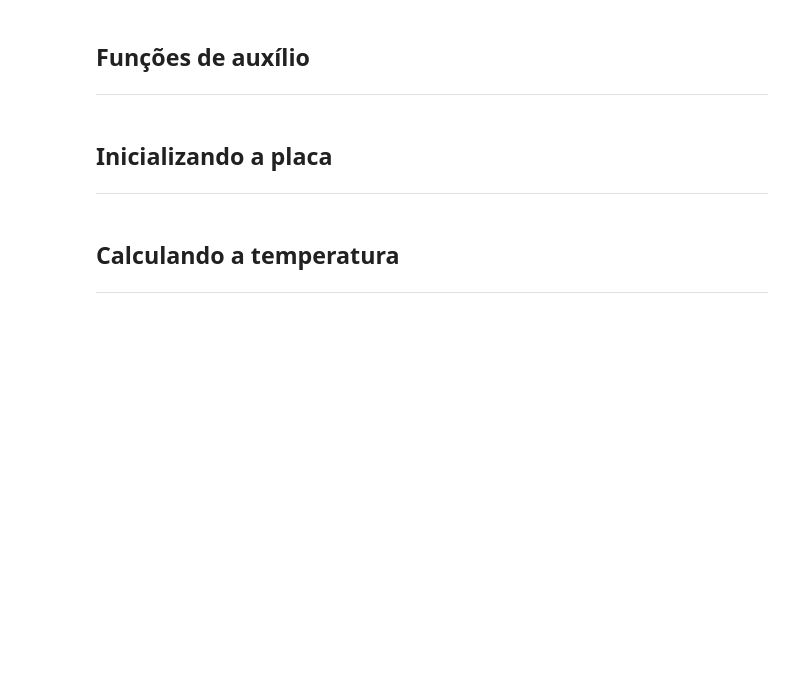
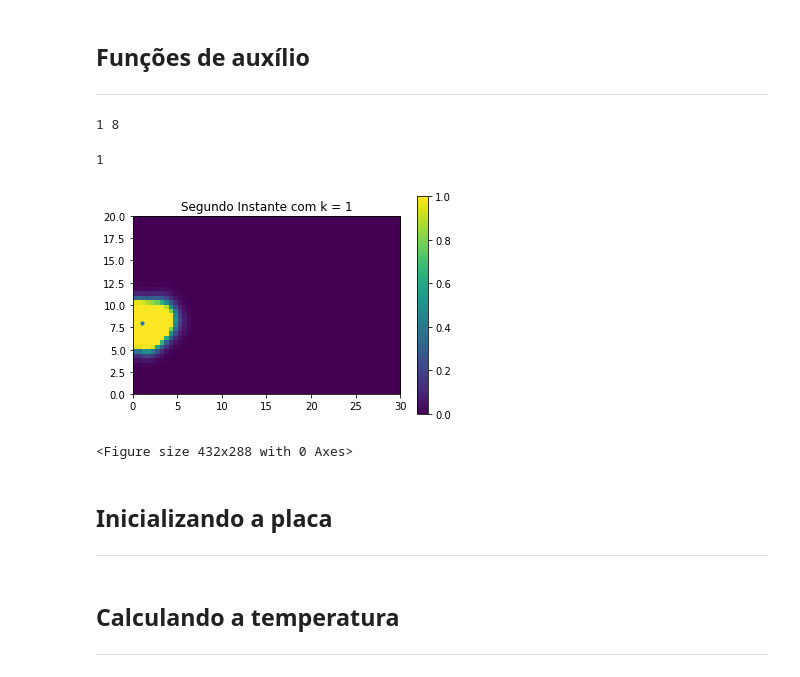
Before and after one commit to fernandocfbf/mecsol-APS2, a Jupyter notebook: APS2.ipynb, the cells around one changed output. Drawn from its saved outputs; the diff is of its cells as text; code cells hidden in the pictures; blank space fills up the shorter version.

```diff
--- a/APS2.ipynb
+++ b/APS2.ipynb
@@ -50,33 +68,83 @@ Dimensão z: 601
 # %% [markdown]
 ## Funções de auxílio
 ---
+# %%
+T = 3
+tempo_total = 10*T
+time = np.arange(0, tempo_total+delta_t, delta_t)
+time_despejo = 2
+
+alpha = 1
+q_ponto = 100
+lx = 30
+ly = 20
+n = 2
+a = int(n/1.4)
+b = int(60/(n+5))
+
+pontos_x = int(lx/delta_x)
+pontos_y = int(ly/delta_y)
+print(a,b)
+# %% [output]
+1 8
 # %%
-def equacao_concentracao(x, y, c_mais_i_ant, c_menos_i_ant, c_mais_j_ant, c_menos_j_ant, c_ij_ant, t):
+def equacao_concentracao(y, x, l_c_mais_1, l_c_menos_1, l_mais_1_c, l_menos_1_c, l_c, t):
 
     #calcula o primeiro termo
-    primeiro_termo = -alpha*(c_mais_i_ant - c_menos_i_ant)/(2*delta_x)
+    primeiro_termo = -alpha*(l_c_mais_1 - l_c_menos_1)/(2*delta_x)
 
     #calcula o segundo termo
-    segundo_termo = alpha*sin( (pi*x)/5 )*(c_mais_j_ant - c_menos_j_ant)/(2*delta_y)
+    segundo_termo = alpha*sin( (pi*x)/5 )*(l_mais_1_c - l_menos_1_c)/(2*delta_y)
 
     #calcula o terceiro termo
-    terceiro_termo = k*(c_mais_i_ant - 2*c_ij_ant + c_menos_i_ant)/(delta_x**2)
+    terceiro_termo = k*(l_c_mais_1 - 2*l_c + l_c_menos_1)/(delta_x**2)
 
     #calcula o quarto termo
-    quarto_termo = k*(c_mais_j_ant - 2*c_ij_ant + c_menos_j_ant)/(delta_y**2)
+    quarto_termo = k*(l_mais_1_c - 2*l_c + l_menos_1_c)/(delta_y**2)
 
     # Para a posição (a,b) para tempos menores de 3 segundos tem derramamento Q. !=0
-    if x == a*2 and y == b*2 and t < T/delta_t:
-        quinto_termo = Q/(delta_x*delta_y)
+    if t<= T:
+        if(y == (pontos_y/ly)*b and x == (pontos_x/lx)*a):
+            quinto_termo = Q/(delta_x*delta_y)
 
     # Se não obdece essas condições tem que desconsiderar o quinto termo que colocamos na função?
+        else:
+            quinto_termo = 0
     else:
         quinto_termo = 0
-
     #calcula a resposta final
-    resposta = delta_t*(primeiro_termo + segundo_termo + terceiro_termo + quarto_termo + quinto_termo) + c_ij_ant
+    resposta = delta_t*(primeiro_termo + segundo_termo + terceiro_termo + quarto_termo + quinto_termo) + l_c
 
     return resposta
+# %%
+actual = np.zeros((pontos_y, pontos_x))
+future = np.copy(actual)
+for t1 in time:
+    for l in range(1, pontos_y-1):
+        for c in range(1, pontos_x-1):
+            future[l][c] = equacao_concentracao(l,c,actual[l][c+1] ,actual[l][c-1],actual[l+1][c],actual[l-1][c],actual[l][c],t1)
+            if (future[l][c] < 0):
+                future[l][c] = 0
+
+    #condicao de contorno
+    actual = np.copy(future)
+    future[0,:] = future[1,:]
+    future[-1,:] = future[-2,:]
+    future[:,0] = future[:,1]
+    future[:,-1] = future[:,-2]
+    if t1 == 1:
+        print("1")
+        fig, ax = plt.subplots()
+        plt.imshow(future, cmap='viridis', vmax=1, extent=[0,30,0,20], origin="lower")
+        plt.colorbar()
+        plt.title("Segundo Instante com k = {0}".format(k))
+        plt.scatter(1, 8, s=10)
+        plt.show()
+        plt.figure()
+# %% [output]
+1
+[figure, added]
+<Figure size 432x288 with 0 Axes>
 # %%
 def calculo (rio):
     tempo_atual = 1  #tempo
```
Also changed, not shown: parts of 13 cells of this notebook, 3 other files.
